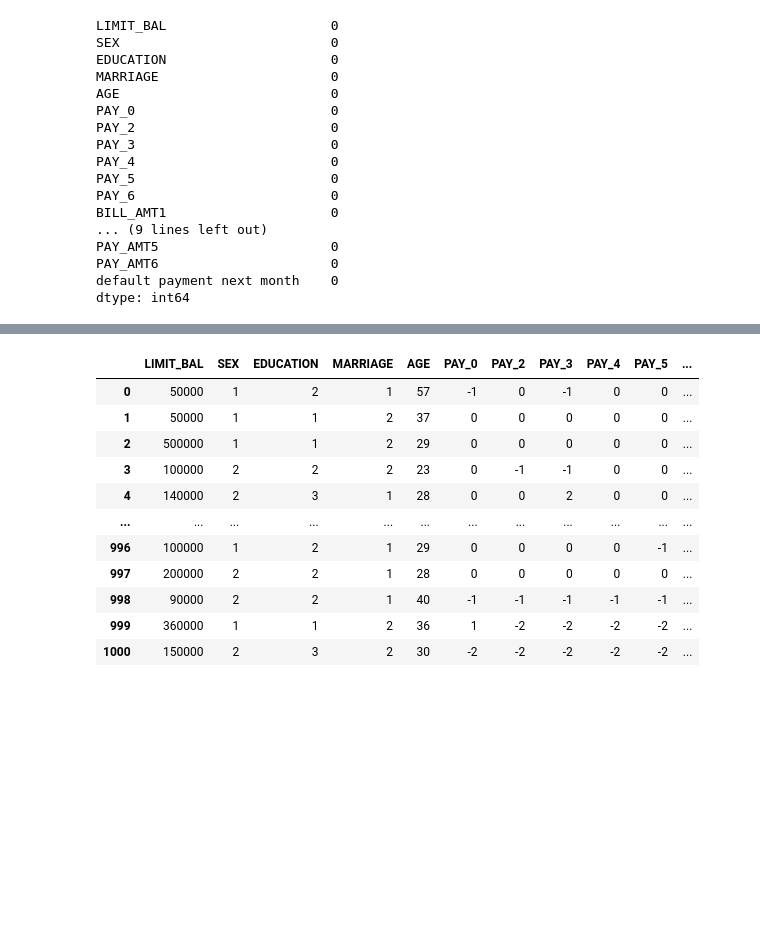
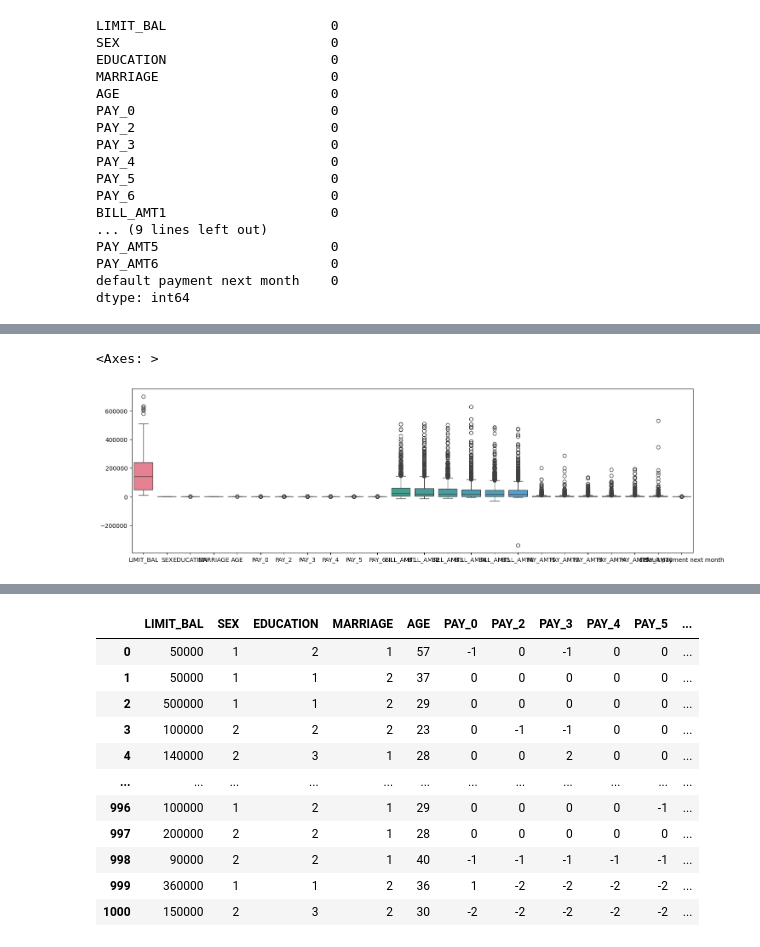
Before and after one commit to guptaanurag2803/Credit-Card-Fault-Detection, a Jupyter notebook: notebooks/creditcardfault.ipynb, the cells around one changed output, grey strips where cells are left out. Drawn from its saved outputs; the diff is of its cells as text; code cells hidden in the pictures; blank space fills up the shorter version.

```diff
--- a/notebooks/creditcardfault.ipynb
+++ b/notebooks/creditcardfault.ipynb
@@ -68,0 +94,6 @@ profile = ProfileReport(data, title='Pandas Profiling Report')
+# %%
+plt.figure(figsize=(17, 5))
+sns.boxplot(data)
+# %% [output]
+<Axes: >
+[figure, added]
```
Also changed, not shown: parts of 8 cells of this notebook, 19 other files.
